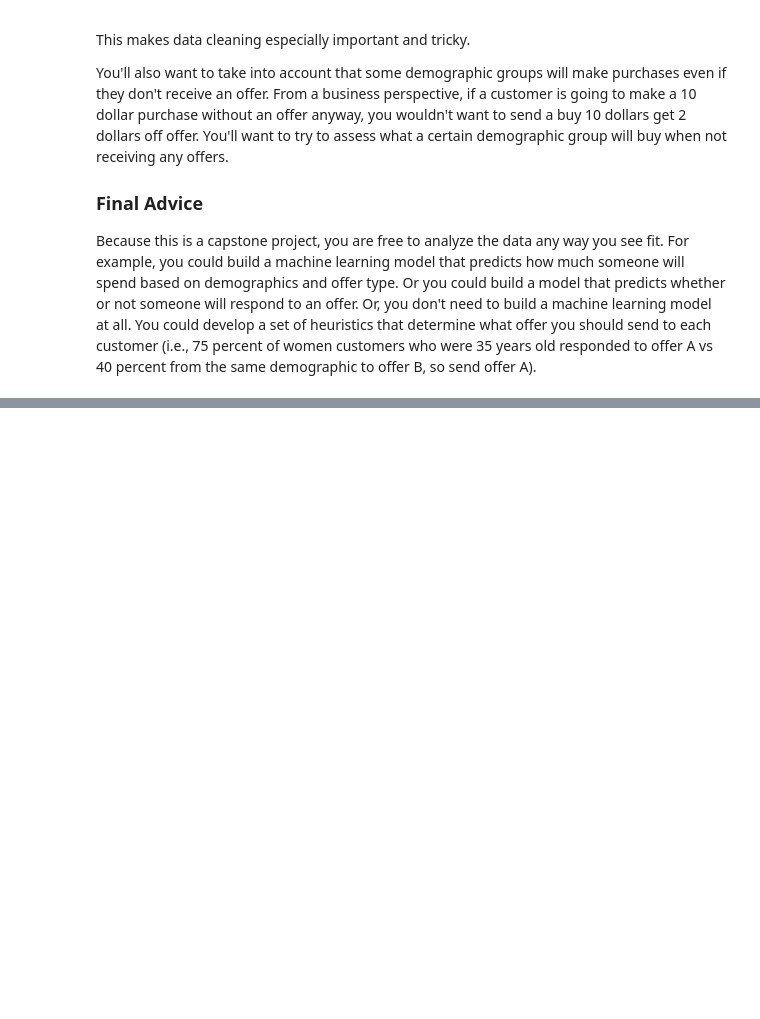
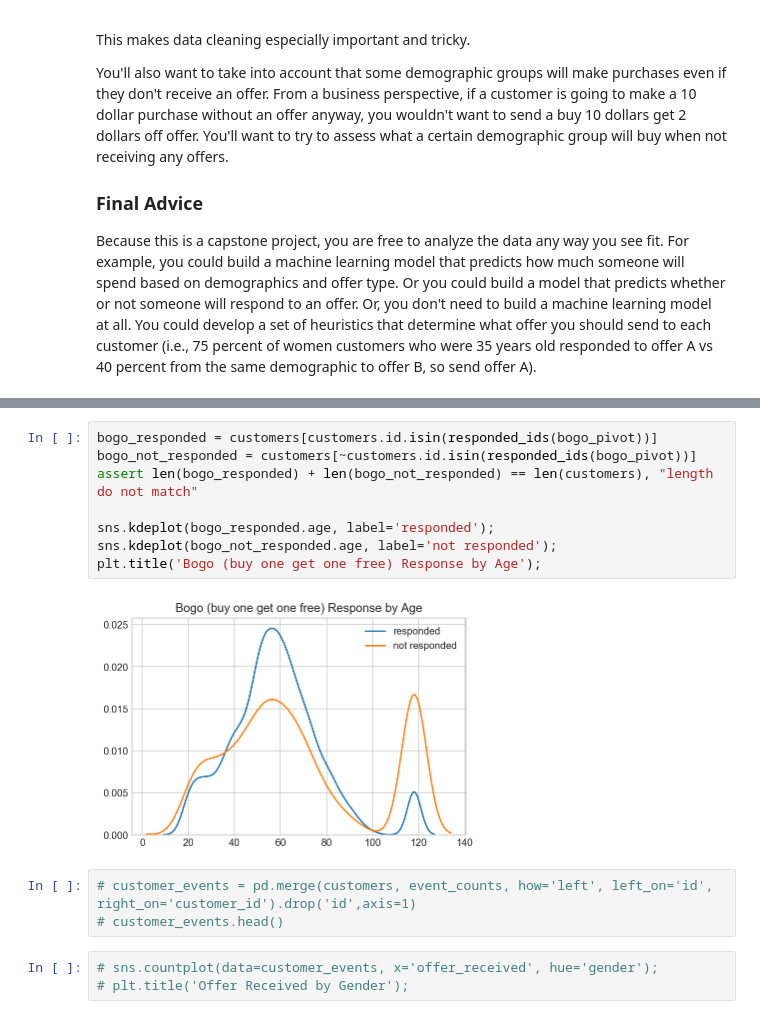
Before and after one commit to kevingao1136/Udacity_DataScience_Nanodegree, a Jupyter notebook: starbucks_capstone/Starbucks_Capstone_notebook.ipynb, the cells around one changed output, grey strips where cells are left out. Drawn from its saved outputs; the diff is of its cells as text; blank space fills up the shorter version.

```diff
--- a/starbucks_capstone/Starbucks_Capstone_notebook.ipynb
+++ b/starbucks_capstone/Starbucks_Capstone_notebook.ipynb
@@ -134,0 +165,16 @@ transcript.head()
+# %%
+bogo_responded = customers[customers.id.isin(responded_ids(bogo_pivot))]
+bogo_not_responded = customers[~customers.id.isin(responded_ids(bogo_pivot))]
+assert len(bogo_responded) + len(bogo_not_responded) == len(customers), "length do not match"
+
+sns.kdeplot(bogo_responded.age, label='responded');
+sns.kdeplot(bogo_not_responded.age, label='not responded');
+plt.title('Bogo (buy one get one free) Response by Age');
+# %% [output]
+[figure, added]
+# %%
+# customer_events = pd.merge(customers, event_counts, how='left', left_on='id', right_on='customer_id').drop('id',axis=1)
+# customer_events.head()
+# %%
+# sns.countplot(data=customer_events, x='offer_received', hue='gender');
+# plt.title('Offer Received by Gender');
```
Also changed, not shown: parts of 17 cells of this notebook.
